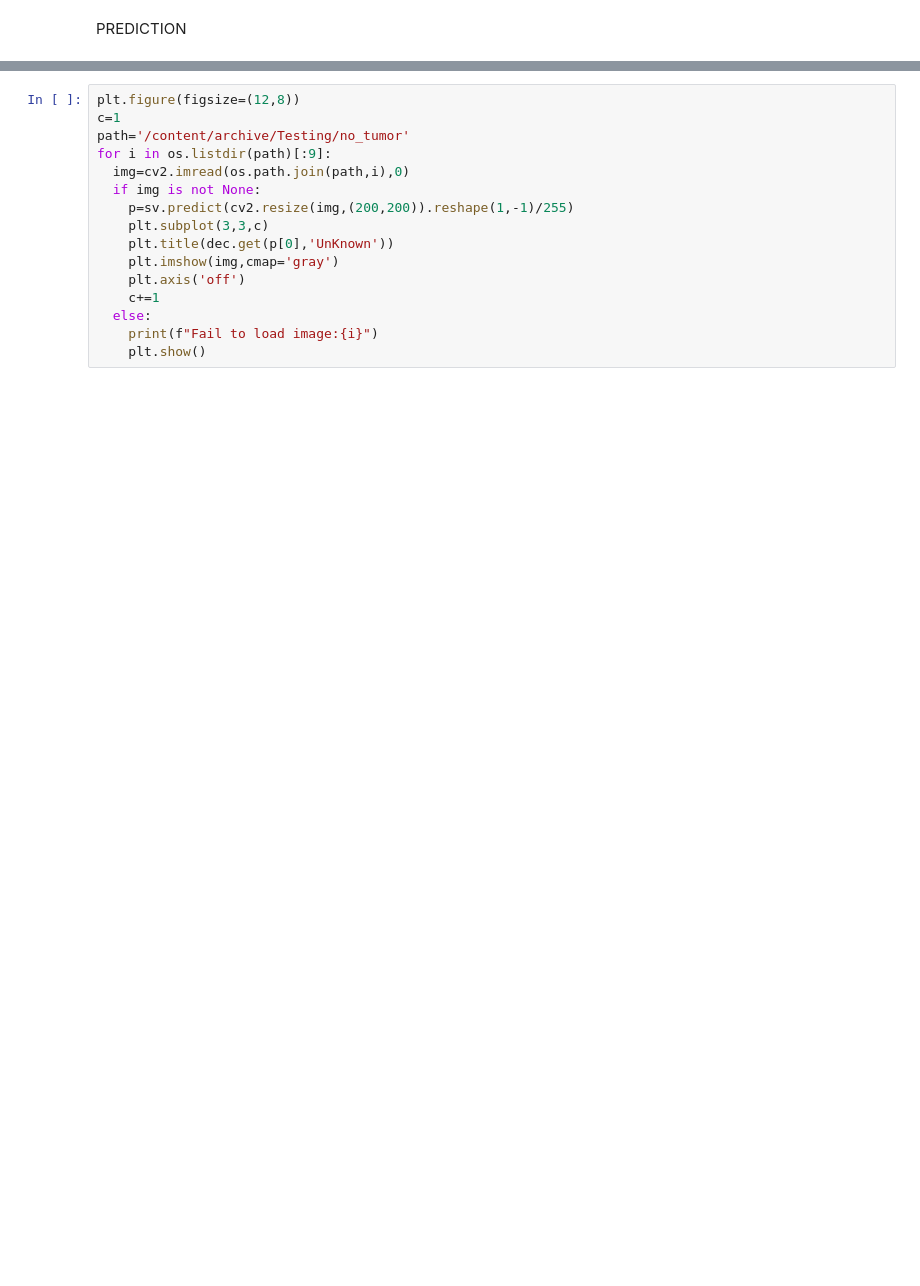
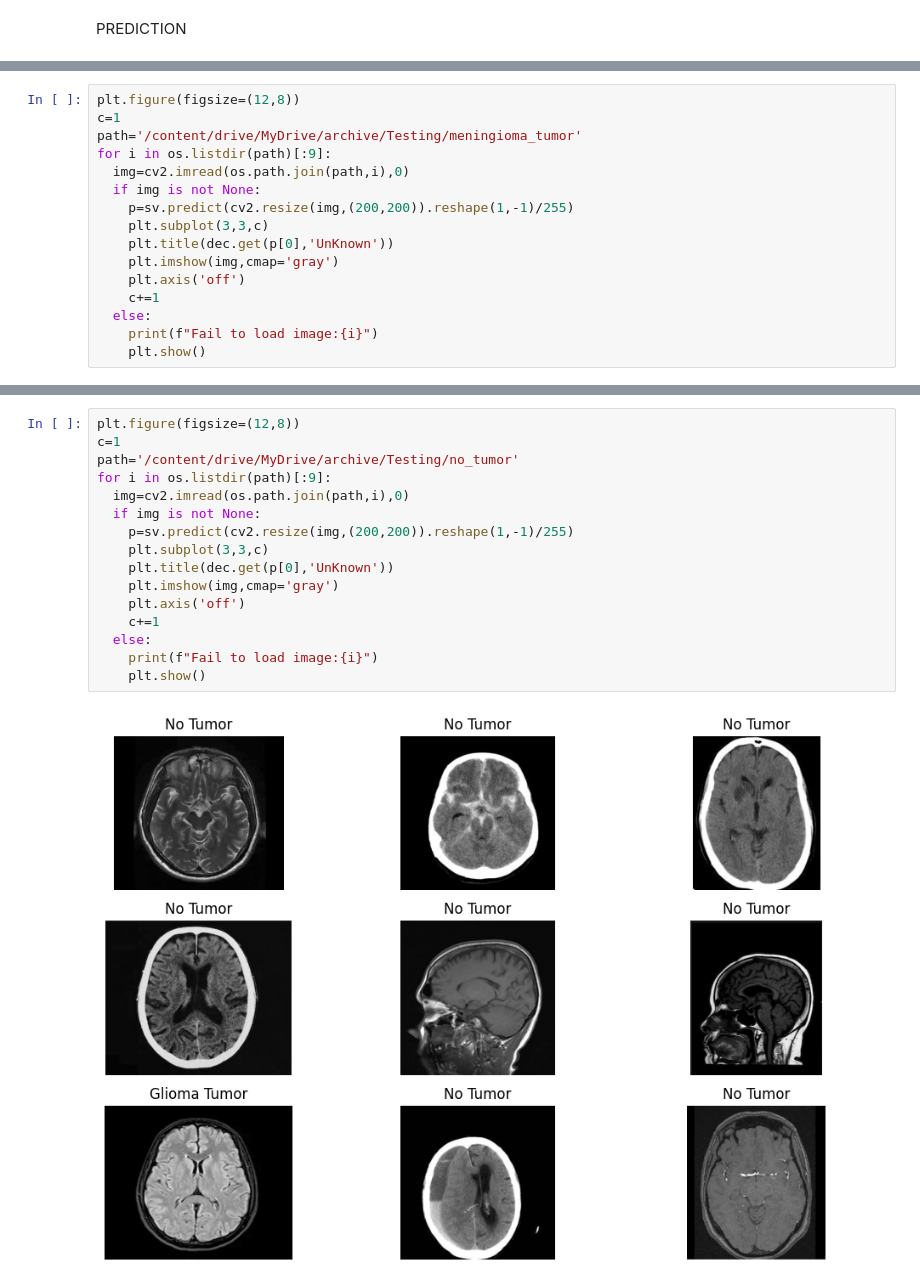
Before and after one commit to AnushkaMazumdar2/Machine-Learning-Project, a Jupyter notebook: 2348505_Lab9.ipynb, the cells around one changed output, grey strips where cells are left out. Drawn from its saved outputs; the diff is of its cells as text; blank space fills up the shorter version.

```diff
--- a/2348505_Lab9.ipynb
+++ b/2348505_Lab9.ipynb
@@ -177,0 +198,16 @@ PREDICTION
+# %%
+plt.figure(figsize=(12,8))
+c=1
+path='/content/drive/MyDrive/archive/Testing/meningioma_tumor'
+for i in os.listdir(path)[:9]:
+  img=cv2.imread(os.path.join(path,i),0)
+  if img is not None:
+    p=sv.predict(cv2.resize(img,(200,200)).reshape(1,-1)/255)
+    plt.subplot(3,3,c)
+    plt.title(dec.get(p[0],'UnKnown'))
+    plt.imshow(img,cmap='gray')
+    plt.axis('off')
+    c+=1
+  else:
+    print(f"Fail to load image:{i}")
+    plt.show()
@@ -178,16 +216,18 @@ PREDICTION
 # %%
 plt.figure(figsize=(12,8))
 c=1
-path='/content/archive/Testing/no_tumor'
+path='/content/drive/MyDrive/archive/Testing/no_tumor'
 for i in os.listdir(path)[:9]:
   img=cv2.imread(os.path.join(path,i),0)
   if img is not None:
     p=sv.predict(cv2.resize(img,(200,200)).reshape(1,-1)/255)
     plt.subplot(3,3,c)
     plt.title(dec.get(p[0],'UnKnown'))
     plt.imshow(img,cmap='gray')
     plt.axis('off')
     c+=1
   else:
     print(f"Fail to load image:{i}")
     plt.show()
+# %% [output]
+[figure, added]
```
Also changed, not shown: parts of 25 cells of this notebook.
